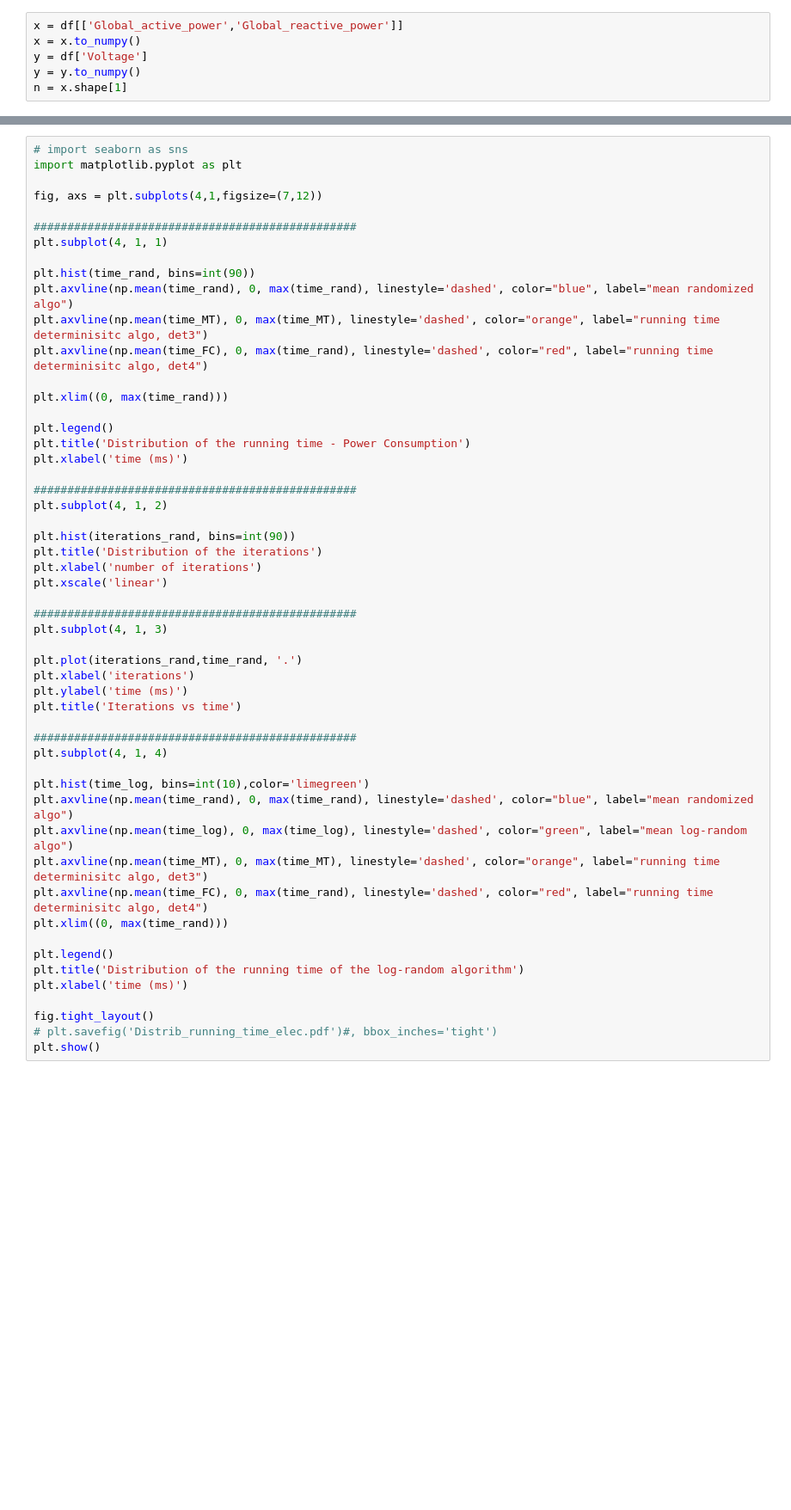
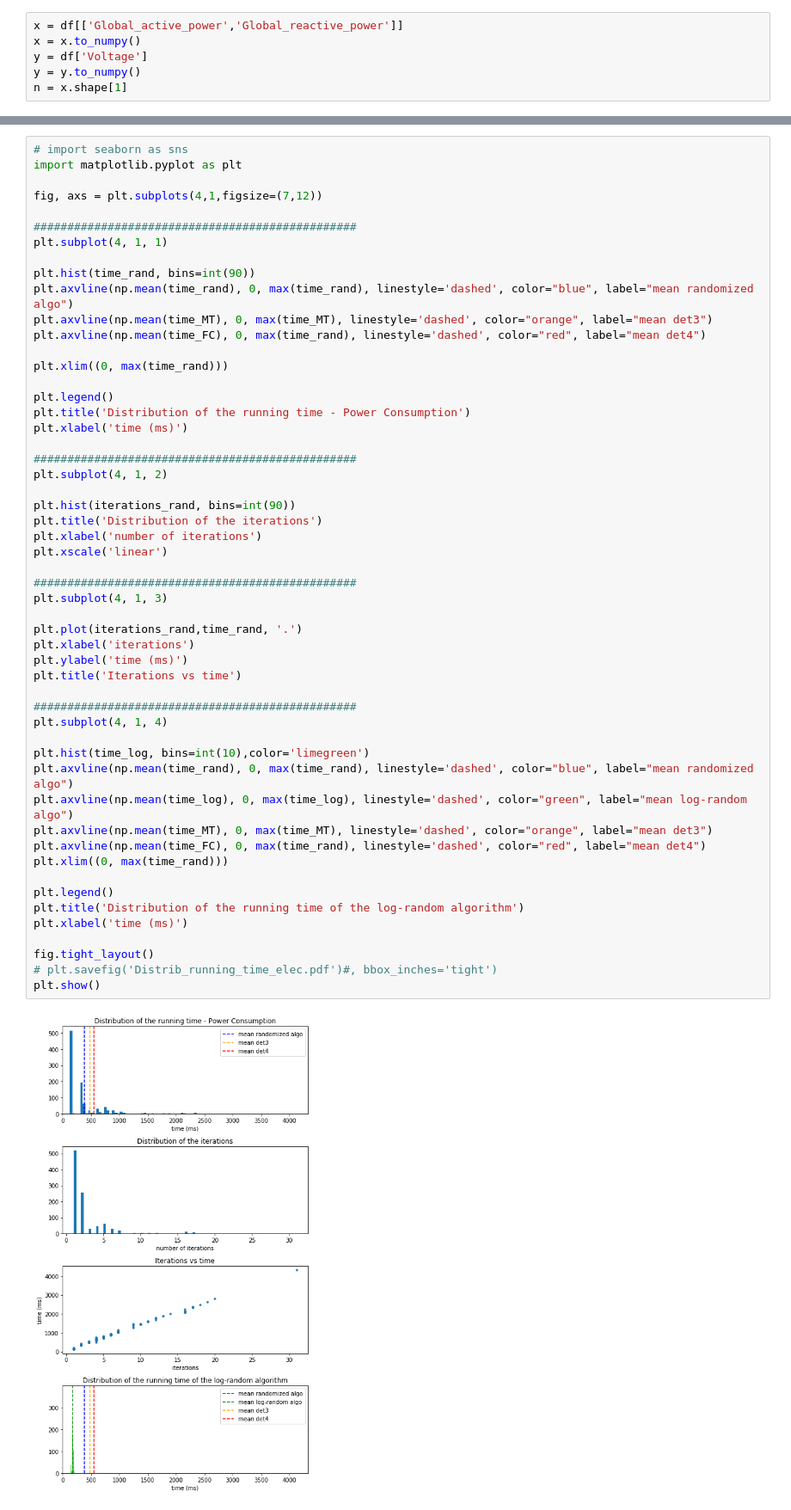
Before and after one commit to FraCose/Recombination_Random_Algos, a Jupyter notebook: Comparison_household_power_consumption.ipynb, the cells around one changed output, grey strips where cells are left out. Shown at 86% size. Drawn from its saved outputs; the diff is of its cells as text; blank space fills up the shorter version.

```diff
--- a/Comparison_household_power_consumption.ipynb
+++ b/Comparison_household_power_consumption.ipynb
@@ -237,8 +368,8 @@ plt.subplot(4, 1, 1)
 
 plt.hist(time_rand, bins=int(90))
 plt.axvline(np.mean(time_rand), 0, max(time_rand), linestyle='dashed', color="blue", label="mean randomized algo")
-plt.axvline(np.mean(time_MT), 0, max(time_MT), linestyle='dashed', color="orange", label="running time determinisitc algo, det3")
-plt.axvline(np.mean(time_FC), 0, max(time_rand), linestyle='dashed', color="red", label="running time determinisitc algo, det4")
+plt.axvline(np.mean(time_MT), 0, max(time_MT), linestyle='dashed', color="orange", label="mean det3")
+plt.axvline(np.mean(time_FC), 0, max(time_rand), linestyle='dashed', color="red", label="mean det4")
 
 plt.xlim((0, max(time_rand)))
 
@@ -250,32 +381,34 @@ plt.xlabel('time (ms)')
 plt.subplot(4, 1, 2)
 
 plt.hist(iterations_rand, bins=int(90))
 plt.title('Distribution of the iterations')
 plt.xlabel('number of iterations')
 plt.xscale('linear')
 
 ################################################
 plt.subplot(4, 1, 3)
 
 plt.plot(iterations_rand,time_rand, '.')
 plt.xlabel('iterations')
 plt.ylabel('time (ms)')
 plt.title('Iterations vs time')
 
 ################################################
 plt.subplot(4, 1, 4)
 
 plt.hist(time_log, bins=int(10),color='limegreen')
 plt.axvline(np.mean(time_rand), 0, max(time_rand), linestyle='dashed', color="blue", label="mean randomized algo")
 plt.axvline(np.mean(time_log), 0, max(time_log), linestyle='dashed', color="green", label="mean log-random algo")
-plt.axvline(np.mean(time_MT), 0, max(time_MT), linestyle='dashed', color="orange", label="running time determinisitc algo, det3")
-plt.axvline(np.mean(time_FC), 0, max(time_rand), linestyle='dashed', color="red", label="running time determinisitc algo, det4")
+plt.axvline(np.mean(time_MT), 0, max(time_MT), linestyle='dashed', color="orange", label="mean det3")
+plt.axvline(np.mean(time_FC), 0, max(time_rand), linestyle='dashed', color="red", label="mean det4")
 plt.xlim((0, max(time_rand)))
 
 plt.legend()
 plt.title('Distribution of the running time of the log-random algorithm')
 plt.xlabel('time (ms)')
 
 fig.tight_layout()
 # plt.savefig('Distrib_running_time_elec.pdf')#, bbox_inches='tight')
 plt.show()
+# %% [output]
+[figure, added]
```
Also changed, not shown: parts of 10 cells of this notebook, 3 other files.
